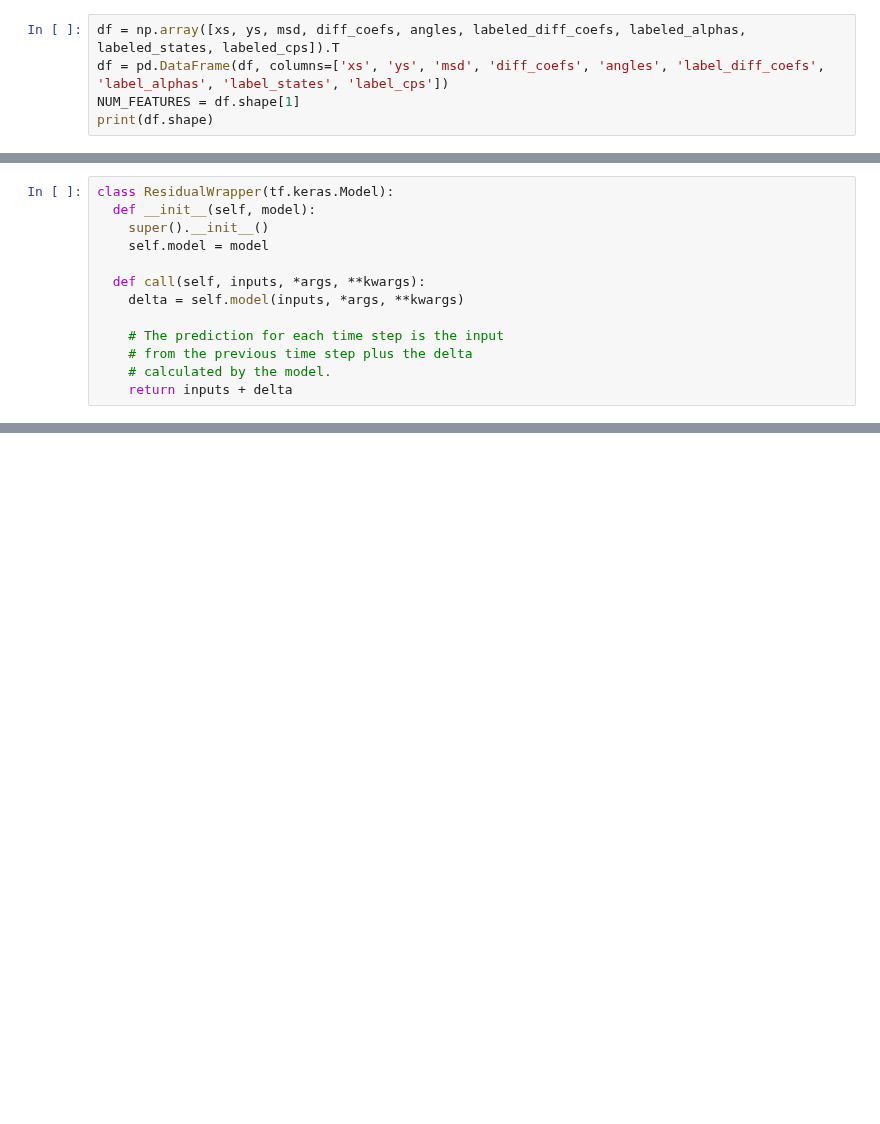
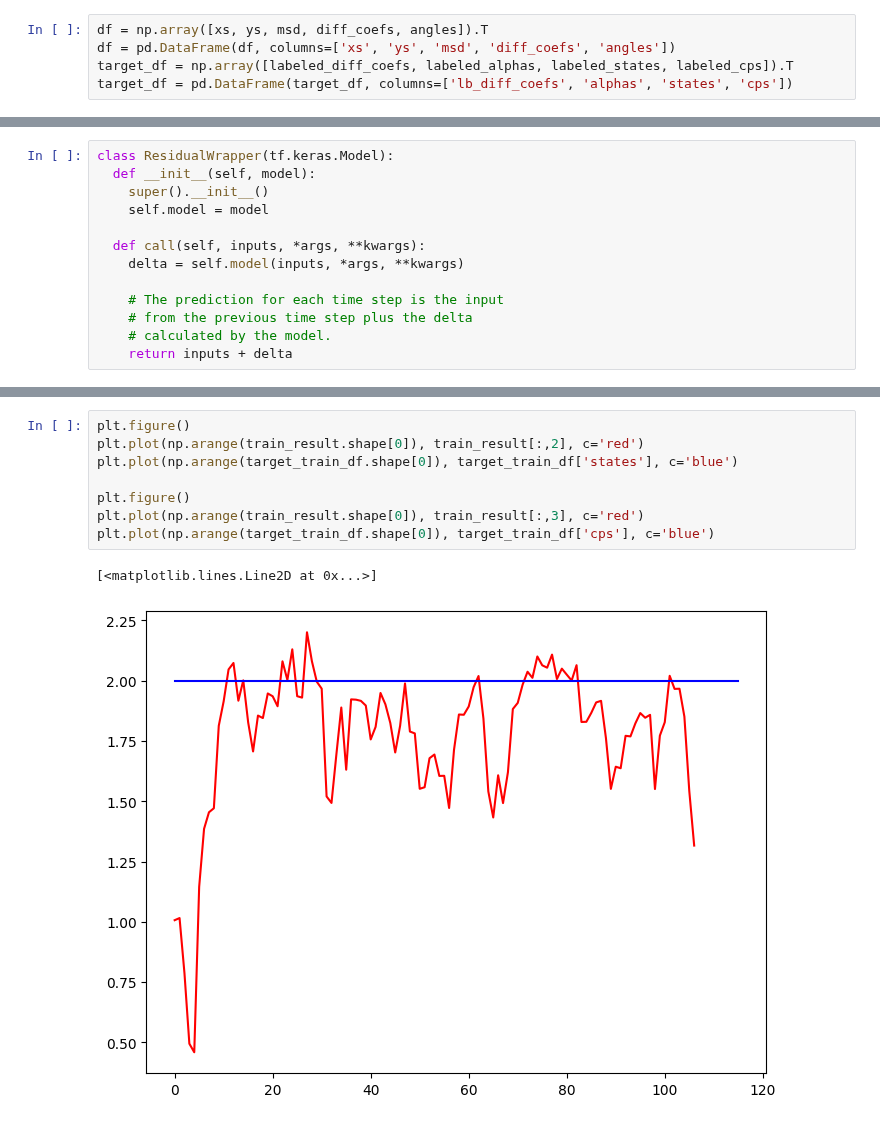
Before and after one commit to JunwooParkSaribu/SPT_a, a Jupyter notebook: analysis_modeling/training_sample.ipynb, the cells around one changed output, grey strips where cells are left out. Drawn from its saved outputs; the diff is of its cells as text; blank space fills up the shorter version.

```diff
--- a/analysis_modeling/training_sample.ipynb
+++ b/analysis_modeling/training_sample.ipynb
@@ -53,5 +121,5 @@ print(msd.shape, diff_coefs.shape, angles.shape, xs.shape, ys.shape)
 # %%
-df = np.array([xs, ys, msd, diff_coefs, angles, labeled_diff_coefs, labeled_alphas, labeled_states, labeled_cps]).T
-df = pd.DataFrame(df, columns=['xs', 'ys', 'msd', 'diff_coefs', 'angles', 'label_diff_coefs', 'label_alphas', 'label_states', 'label_cps'])
-NUM_FEATURES = df.shape[1]
-print(df.shape)
+df = np.array([xs, ys, msd, diff_coefs, angles]).T
+df = pd.DataFrame(df, columns=['xs', 'ys', 'msd', 'diff_coefs', 'angles'])
+target_df = np.array([labeled_diff_coefs, labeled_alphas, labeled_states, labeled_cps]).T
+target_df = pd.DataFrame(target_df, columns=['lb_diff_coefs', 'alphas', 'states', 'cps'])
@@ -375,0 +448,11 @@ plt.plot(np.arange(test_df.shape[0]), test_df['label_cps'], c='blue')
+# %%
+plt.figure()
+plt.plot(np.arange(train_result.shape[0]), train_result[:,2], c='red')
+plt.plot(np.arange(target_train_df.shape[0]), target_train_df['states'], c='blue')
+
+plt.figure()
+plt.plot(np.arange(train_result.shape[0]), train_result[:,3], c='red')
+plt.plot(np.arange(target_train_df.shape[0]), target_train_df['cps'], c='blue')
+# %% [output]
+[<matplotlib.lines.Line2D at 0x...>]
+[figure, added]
```
Also changed, not shown: parts of 30 cells of this notebook, 1 other file.
